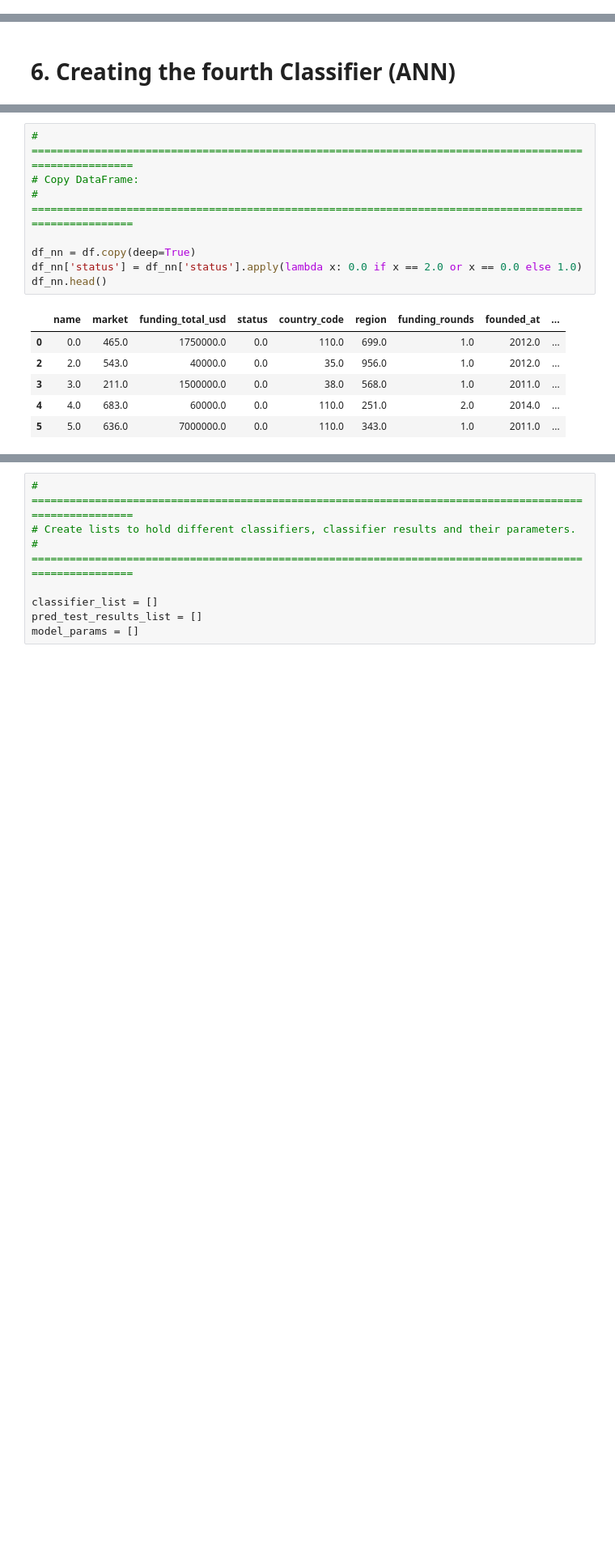
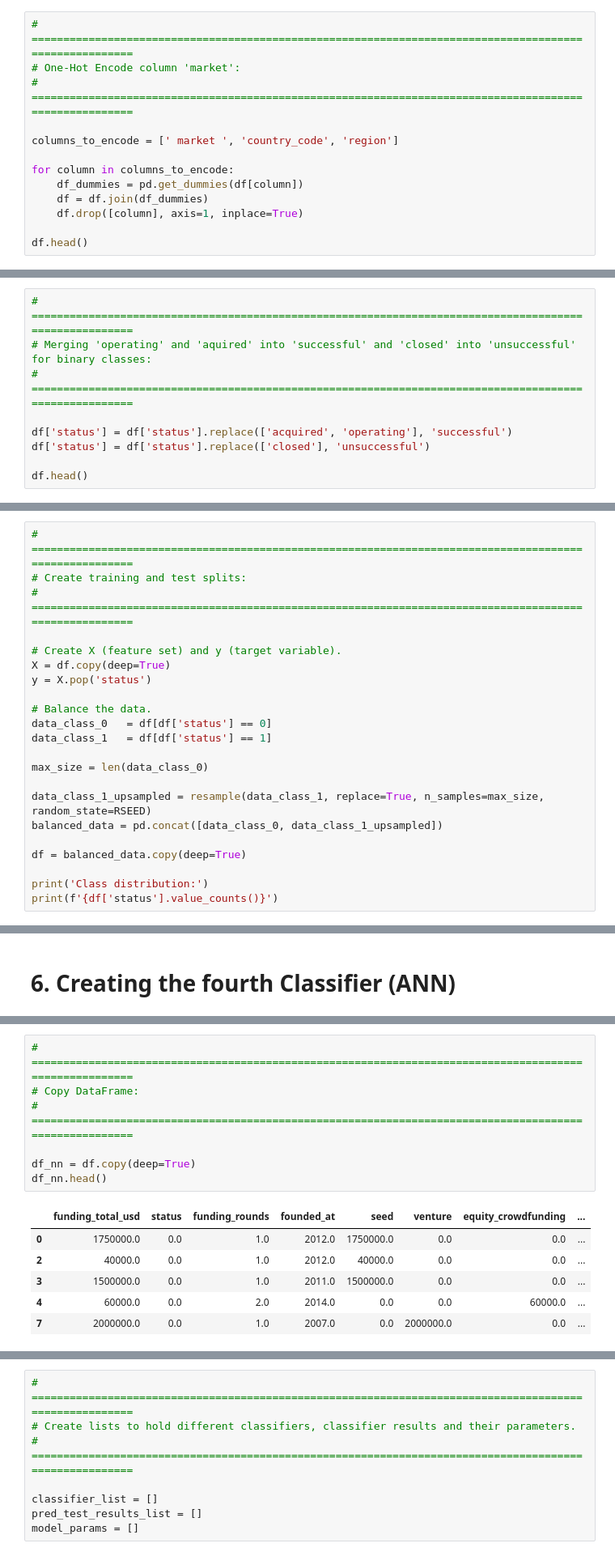
Before and after one commit to lgndluke/ML_Lab_Project, a Jupyter notebook: Lab_Project/ML_Lab_Project.ipynb, the cells around one changed output, grey strips where cells are left out. Shown at 81% size. Cells and saved outputs as stored; diff of their text form; blank space fills up the shorter version.

```diff
--- a/Lab_Project/ML_Lab_Project.ipynb
+++ b/Lab_Project/ML_Lab_Project.ipynb
@@ -181,0 +226,13 @@ memory usage: 8.7+ MB
+# %%
+# =======================================================================================================
+# One-Hot Encode column 'market':
+# =======================================================================================================
+
+columns_to_encode = [' market ', 'country_code', 'region']
+
+for column in columns_to_encode:
+    df_dummies = pd.get_dummies(df[column])
+    df = df.join(df_dummies)
+    df.drop([column], axis=1, inplace=True)
+
+df.head()
@@ -181,0 +246,9 @@ memory usage: 8.7+ MB
+# %%
+# =======================================================================================================
+# Merging 'operating' and 'aquired' into 'successful' and 'closed' into 'unsuccessful' for binary classes:
+# =======================================================================================================
+
+df['status'] = df['status'].replace(['acquired', 'operating'], 'successful')
+df['status'] = df['status'].replace(['closed'], 'unsuccessful')
+
+df.head()
@@ -316,0 +394,22 @@ plt.show()
+# %%
+# =======================================================================================================
+# Create training and test splits:
+# =======================================================================================================
+
+# Create X (feature set) and y (target variable).
+X = df.copy(deep=True)
+y = X.pop('status')
+
+# Balance the data.
+data_class_0   = df[df['status'] == 0]
+data_class_1   = df[df['status'] == 1]
+
+max_size = len(data_class_0)
+
+data_class_1_upsampled = resample(data_class_1, replace=True, n_samples=max_size, random_state=RSEED)
+balanced_data = pd.concat([data_class_0, data_class_1_upsampled])
+
+df = balanced_data.copy(deep=True)
+
+print('Class distribution:')
+print(f'{df['status'].value_counts()}')
@@ -1091,18 +775,17 @@ weighted avg       0.47      0.46      0.45     19365
 # %%
 # =======================================================================================================
 # Copy DataFrame:
 # =======================================================================================================
 
 df_nn = df.copy(deep=True)
-df_nn['status'] = df_nn['status'].apply(lambda x: 0.0 if x == 2.0 or x == 0.0 else 1.0)
 df_nn.head()
 # %% [output]
-|  | name | market | funding_total_usd | status | country_code | region | funding_rounds | founded_at | ... |
-| 0 | 0.0 | 465.0 | 1750000.0 | 0.0 | 110.0 | 699.0 | 1.0 | 2012.0 | ... |
-| 2 | 2.0 | 543.0 | 40000.0 | 0.0 | 35.0 | 956.0 | 1.0 | 2012.0 | ... |
-| 3 | 3.0 | 211.0 | 1500000.0 | 0.0 | 38.0 | 568.0 | 1.0 | 2011.0 | ... |
-| 4 | 4.0 | 683.0 | 60000.0 | 0.0 | 110.0 | 251.0 | 2.0 | 2014.0 | ... |
-| 5 | 5.0 | 636.0 | 7000000.0 | 0.0 | 110.0 | 343.0 | 1.0 | 2011.0 | ... |
+|  | funding_total_usd | status | funding_rounds | founded_at | seed | venture | equity_crowdfunding | ... |
+| 0 | 1750000.0 | 0.0 | 1.0 | 2012.0 | 1750000.0 | 0.0 | 0.0 | ... |
+| 2 | 40000.0 | 0.0 | 1.0 | 2012.0 | 40000.0 | 0.0 | 0.0 | ... |
+| 3 | 1500000.0 | 0.0 | 1.0 | 2011.0 | 1500000.0 | 0.0 | 0.0 | ... |
+| 4 | 60000.0 | 0.0 | 2.0 | 2014.0 | 0.0 | 0.0 | 60000.0 | ... |
+| 7 | 2000000.0 | 0.0 | 1.0 | 2007.0 | 0.0 | 2000000.0 | 0.0 | ... |
 # %%
 # =======================================================================================================
 # Print the shape of the DataFrame:
```
Also changed, not shown: parts of 61 cells of this notebook.
